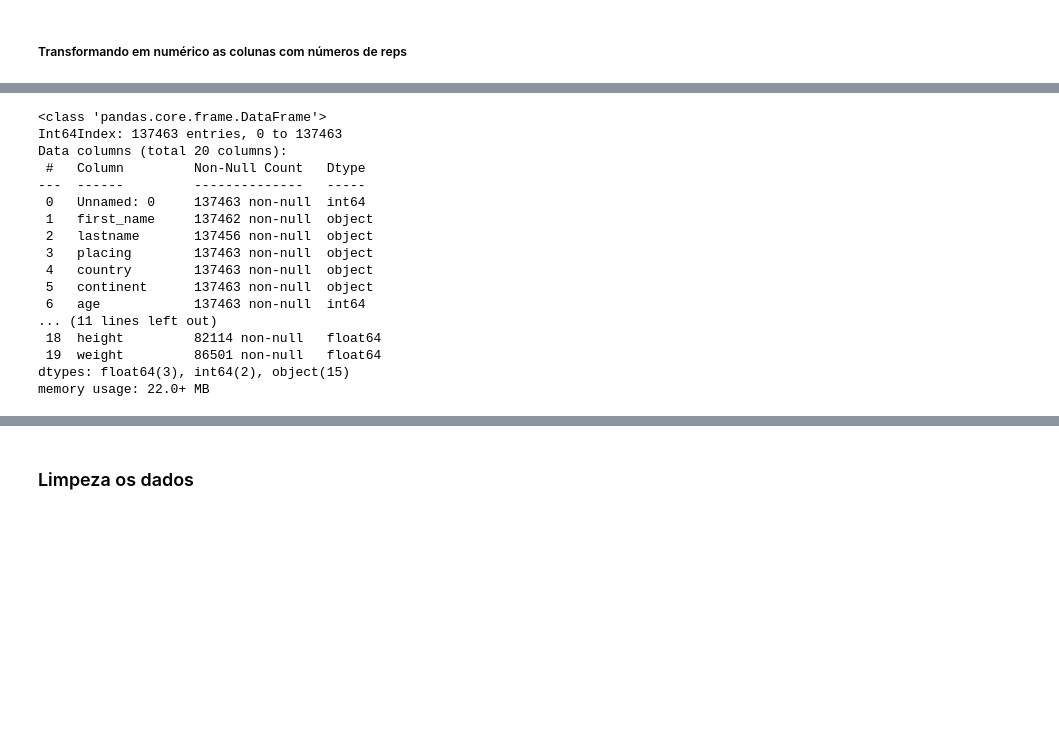
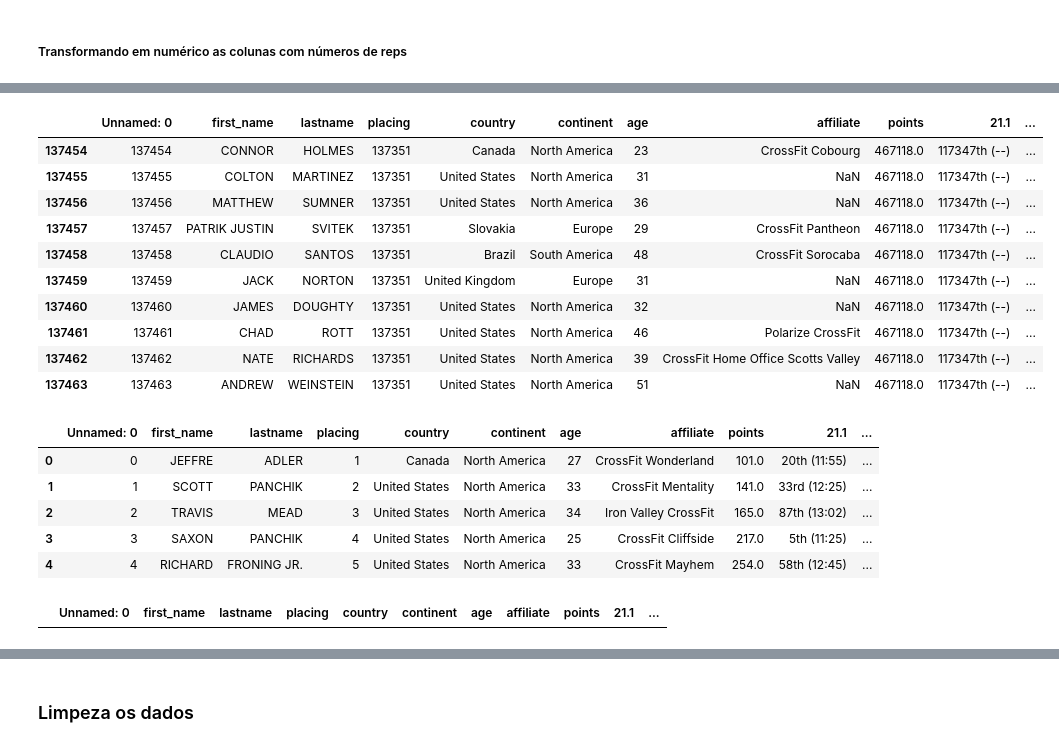
Before and after one commit to DheniMoura/Crossfit_open_2021, a Jupyter notebook: Limpeza_de_dados/male_limpeza_dados.ipynb, the cells around one changed output, grey strips where cells are left out. Cells and saved outputs as stored; diff of their text form; code cells hidden in the pictures; blank space fills up the shorter version.

```diff
--- a/Limpeza_de_dados/male_limpeza_dados.ipynb
+++ b/Limpeza_de_dados/male_limpeza_dados.ipynb
@@ -204,0 +221,16 @@ AttributeError: 'float' object has no attribute 'replace'
+# %%
+# Preenchendo pesos nullos com valor zero, por que considera-se que o atleta não realizou a prova
+open_masc['weight_lifted'] = open_masc['weight_lifted'].fillna('0')
+open_masc.tail(10)
+# %% [output]
+|  | Unnamed: 0 | first_name | lastname | placing | country | continent | age | affiliate | points | 21.1 | ... |
+| 137454 | 137454 | CONNOR | HOLMES | 137351 | Canada | North America | 23 | CrossFit Cobourg | 467118.0 | 117347th (--) | ... |
+| 137455 | 137455 | COLTON | MARTINEZ | 137351 | United States | North America | 31 | NaN | 467118.0 | 117347th (--) | ... |
+| 137456 | 137456 | MATTHEW | SUMNER | 137351 | United States | North America | 36 | NaN | 467118.0 | 117347th (--) | ... |
+| 137457 | 137457 | PATRIK JUSTIN | SVITEK | 137351 | Slovakia | Europe | 29 | CrossFit Pantheon | 467118.0 | 117347th (--) | ... |
+| 137458 | 137458 | CLAUDIO | SANTOS | 137351 | Brazil | South America | 48 | CrossFit Sorocaba | 467118.0 | 117347th (--) | ... |
+| 137459 | 137459 | JACK | NORTON | 137351 | United Kingdom | Europe | 31 | NaN | 467118.0 | 117347th (--) | ... |
+| 137460 | 137460 | JAMES | DOUGHTY | 137351 | United States | North America | 32 | NaN | 467118.0 | 117347th (--) | ... |
+| 137461 | 137461 | CHAD | ROTT | 137351 | United States | North America | 46 | Polarize CrossFit | 467118.0 | 117347th (--) | ... |
+| 137462 | 137462 | NATE | RICHARDS | 137351 | United States | North America | 39 | CrossFit Home Office Scotts Valley | 467118.0 | 117347th (--) | ... |
+| 137463 | 137463 | ANDREW | WEINSTEIN | 137351 | United States | North America | 51 | NaN | 467118.0 | 117347th (--) | ... |
@@ -205,20 +253,9 @@ AttributeError: 'float' object has no attribute 'replace'
 # %%
-open_masc.info()
+open_masc.head()
 # %% [output]
-<class 'pandas.core.frame.DataFrame'>
-Int64Index: 137463 entries, 0 to 137463
-Data columns (total 20 columns):
- #   Column         Non-Null Count   Dtype
----  ------         --------------   -----
- 0   Unnamed: 0     137463 non-null  int64
- 1   first_name     137462 non-null  object
- 2   lastname       137456 non-null  object
- 3   placing        137463 non-null  object
- 4   country        137463 non-null  object
- 5   continent      137463 non-null  object
- 6   age            137463 non-null  int64
-... (11 lines left out)
- 18  height         82114 non-null   float64
- 19  weight         86501 non-null   float64
-dtypes: float64(3), int64(2), object(15)
-memory usage: 22.0+ MB
+|  | Unnamed: 0 | first_name | lastname | placing | country | continent | age | affiliate | points | 21.1 | ... |
+| 0 | 0 | JEFFRE | ADLER | 1 | Canada | North America | 27 | CrossFit Wonderland | 101.0 | 20th (11:55) | ... |
+| 1 | 1 | SCOTT | PANCHIK | 2 | United States | North America | 33 | CrossFit Mentality | 141.0 | 33rd (12:25) | ... |
+| 2 | 2 | TRAVIS | MEAD | 3 | United States | North America | 34 | Iron Valley CrossFit | 165.0 | 87th (13:02) | ... |
+| 3 | 3 | SAXON | PANCHIK | 4 | United States | North America | 25 | CrossFit Cliffside | 217.0 | 5th (11:25) | ... |
+| 4 | 4 | RICHARD | FRONING JR. | 5 | United States | North America | 33 | CrossFit Mayhem | 254.0 | 58th (12:45) | ... |
@@ -224,0 +272,4 @@ memory usage: 22.0+ MB
+# %%
+open_masc.loc[open_masc['weight_lifted']=='91782nd (145 - s)']
+# %% [output]
+|  | Unnamed: 0 | first_name | lastname | placing | country | continent | age | affiliate | points | 21.1 | ... |
```
Also changed, not shown: parts of 35 cells of this notebook, 19 other files.
